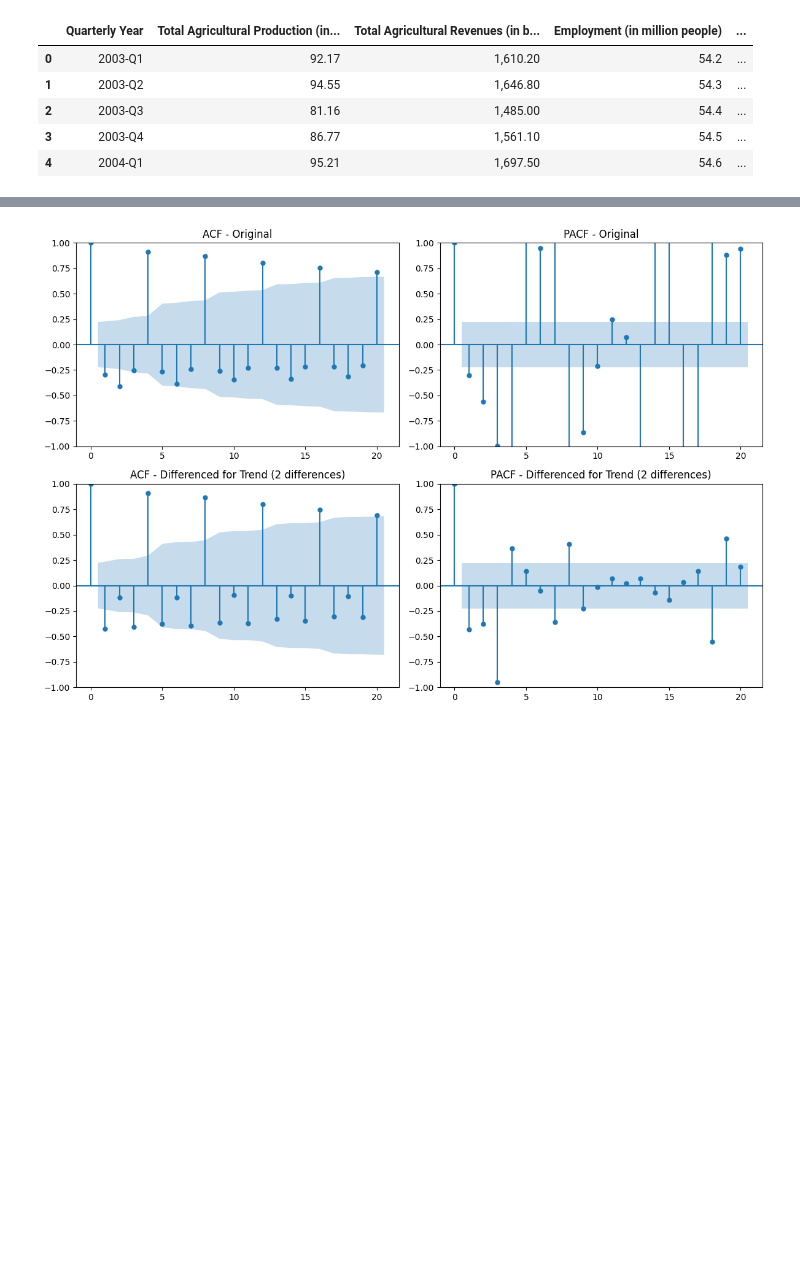
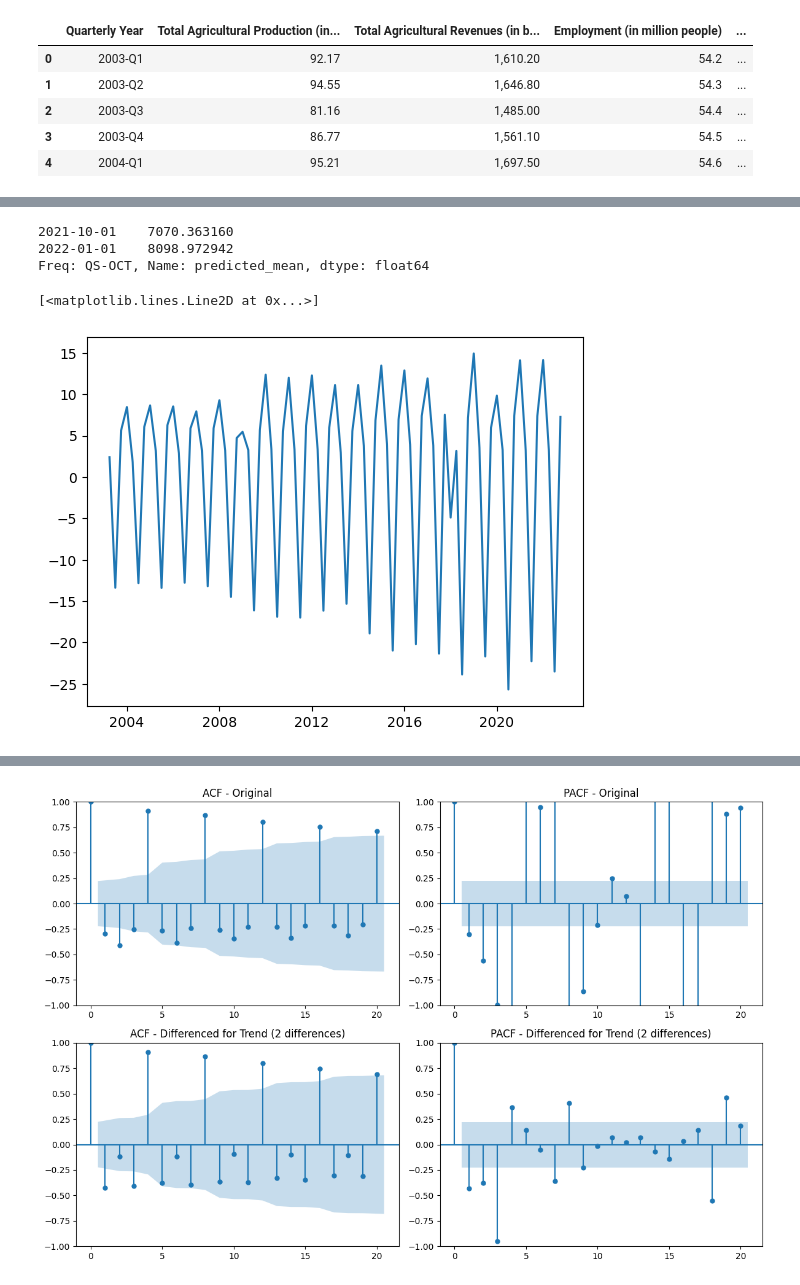
Before and after one commit to Aditya170802/EconVisor---Industry-Forecasting-Tool, a Jupyter notebook: testing.ipynb, the cells around one changed output, grey strips where cells are left out. Cells and saved outputs as stored; diff of their text form; code cells hidden in the pictures; blank space fills up the shorter version.

```diff
--- a/testing.ipynb
+++ b/testing.ipynb
@@ -35,0 +102,9 @@ import matplotlib.pyplot as plt
+# %%
+sarima_model.forecast(steps=2)
+# %% [output]
+2021-10-01    7070.363160
+2022-01-01    8098.972942
+Freq: QS-OCT, Name: predicted_mean, dtype: float64
+# %%
+# Assuming your time series is in the column 'y'
+df['diff'] = df[df.columns[0]].diff()
@@ -35,0 +113,5 @@ import matplotlib.pyplot as plt
+# %%
+plt.plot(df['diff'])
+# %% [output]
+[<matplotlib.lines.Line2D at 0x...>]
+[figure, added]
```
Also changed, not shown: parts of 17 cells of this notebook, 16 other files.
